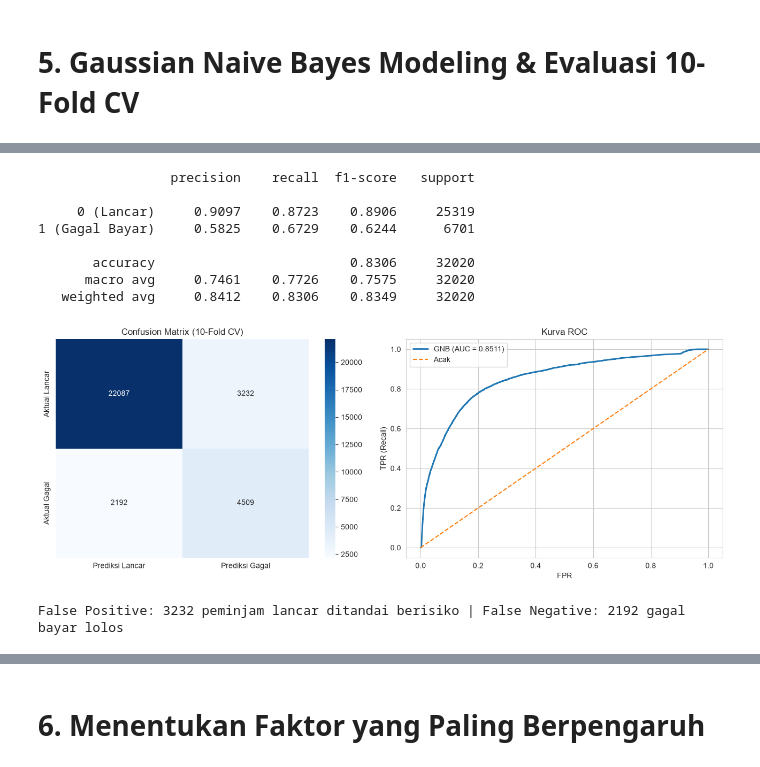
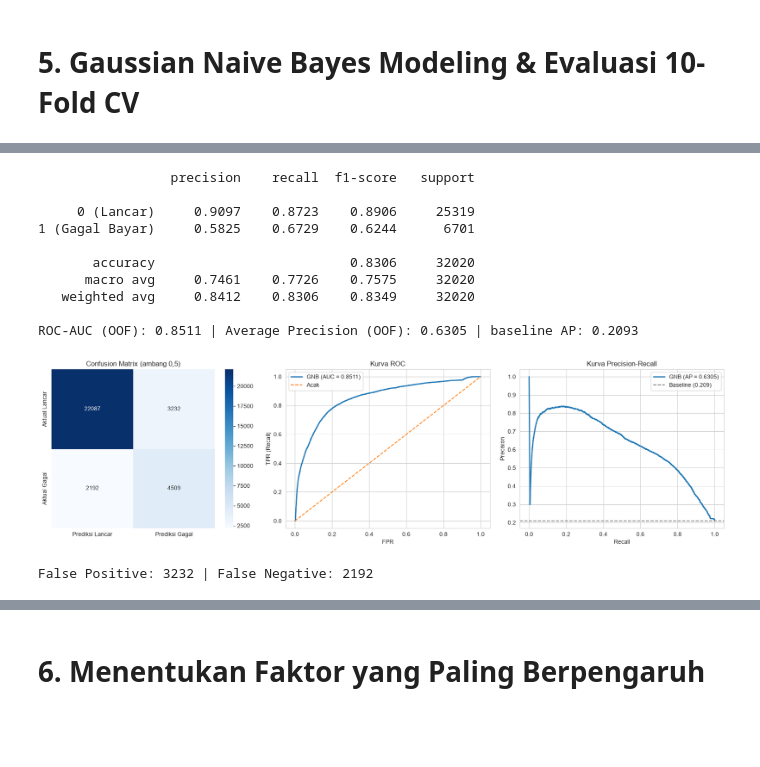
Before and after one commit to ArluxSho/credit-risk-prediction-naive-bayes, a Jupyter notebook: credit_risk_classification.ipynb, the cells around one changed output, grey strips where cells are left out. Saved outputs shown, nothing was run; the diff lists cells and outputs as text; code cells hidden in the pictures; blank space fills up the shorter version.

```diff
--- a/credit_risk_classification.ipynb
+++ b/credit_risk_classification.ipynb
@@ -353,31 +376,37 @@ Pembanding: baseline accuracy 79.07% -> accuracy saja menyesatkan, fokus ke Reca
 # %%
-# prediksi out-of-fold (satu kali jalan untuk label & probabilitas)
 proba_oof = cross_val_predict(pipe, X, y, cv=skf, method='predict_proba')[:, 1]
 pred_oof = (proba_oof >= 0.5).astype(int)
 
-print(classification_report(y, pred_oof, target_names=['0 (Lancar)','1 (Gagal Bayar)'], digits=4))
+print(classification_report(y, pred_oof, target_names=['0 (Lancar)', '1 (Gagal Bayar)'], digits=4))
 cm = confusion_matrix(y, pred_oof)
 fpr, tpr, _ = roc_curve(y, proba_oof)
+prec_c, rec_c, _ = precision_recall_curve(y, proba_oof)
+ap_oof = average_precision_score(y, proba_oof)
+print(f'ROC-AUC (OOF): {roc_auc_score(y, proba_oof):.4f} | Average Precision (OOF): {ap_oof:.4f} '
+      f'| baseline AP: {y.mean():.4f}')
+
+fig, ax = plt.subplots(1, 3, figsize=(17, 4.8))
+sns.heatmap(cm, annot=True, fmt='d', cmap='Blues', ax=ax[0],
+            xticklabels=['Prediksi Lancar', 'Prediksi Gagal'], yticklabels=['Aktual Lancar', 'Aktual Gagal'])
+ax[0].set_title('Confusion Matrix (ambang 0,5)')
+ax[1].plot(fpr, tpr, lw=2, label=f'GNB (AUC = {roc_auc_score(y, proba_oof):.4f})')
+ax[1].plot([0, 1], [0, 1], '--', label='Acak'); ax[1].legend(); ax[1].set_title('Kurva ROC')
+ax[1].set_xlabel('FPR'); ax[1].set_ylabel('TPR (Recall)')
+ax[2].plot(rec_c, prec_c, lw=2, label=f'GNB (AP = {ap_oof:.4f})')
+ax[2].axhline(y.mean(), ls='--', color='gray', label=f'Baseline ({y.mean():.3f})')
+ax[2].legend(); ax[2].set_title('Kurva Precision-Recall'); ax[2].set_xlabel('Recall'); ax[2].set_ylabel('Precision')
+plt.tight_layout(); plt.show()
+print(f"False Positive: {cm[0,1]} | False Negative: {cm[1,0]}")
 # %% [output]
                  precision    recall  f1-score   support
 
      0 (Lancar)     0.9097    0.8723    0.8906     25319
 1 (Gagal Bayar)     0.5825    0.6729    0.6244      6701
 
        accuracy                         0.8306     32020
       macro avg     0.7461    0.7726    0.7575     32020
    weighted avg     0.8412    0.8306    0.8349     32020
+
+ROC-AUC (OOF): 0.8511 | Average Precision (OOF): 0.6305 | baseline AP: 0.2093
+[figure, added]
+False Positive: 3232 | False Negative: 2192
-# %%
-# visualisasi confusion matrix & ROC curve
-fig, ax = plt.subplots(1, 2, figsize=(13, 5))
-sns.heatmap(cm, annot=True, fmt='d', cmap='Blues', ax=ax[0],
-            xticklabels=['Prediksi Lancar','Prediksi Gagal'], yticklabels=['Aktual Lancar','Aktual Gagal'])
-ax[0].set_title('Confusion Matrix (10-Fold CV)')
-ax[1].plot(fpr, tpr, lw=2, label=f'GNB (AUC = {roc_auc_score(y, proba_oof):.4f})')
-ax[1].plot([0,1],[0,1],'--', label='Acak'); ax[1].legend(); ax[1].set_title('Kurva ROC')
-ax[1].set_xlabel('FPR'); ax[1].set_ylabel('TPR (Recall)')
-plt.tight_layout(); plt.show()
-print(f"False Positive: {cm[0,1]} peminjam lancar ditandai berisiko | False Negative: {cm[1,0]} gagal bayar lolos")
-# %% [output]
-[figure, removed]
-False Positive: 3232 peminjam lancar ditandai berisiko | False Negative: 2192 gagal bayar lolos
```
Also changed, not shown: parts of 9 cells of this notebook.
